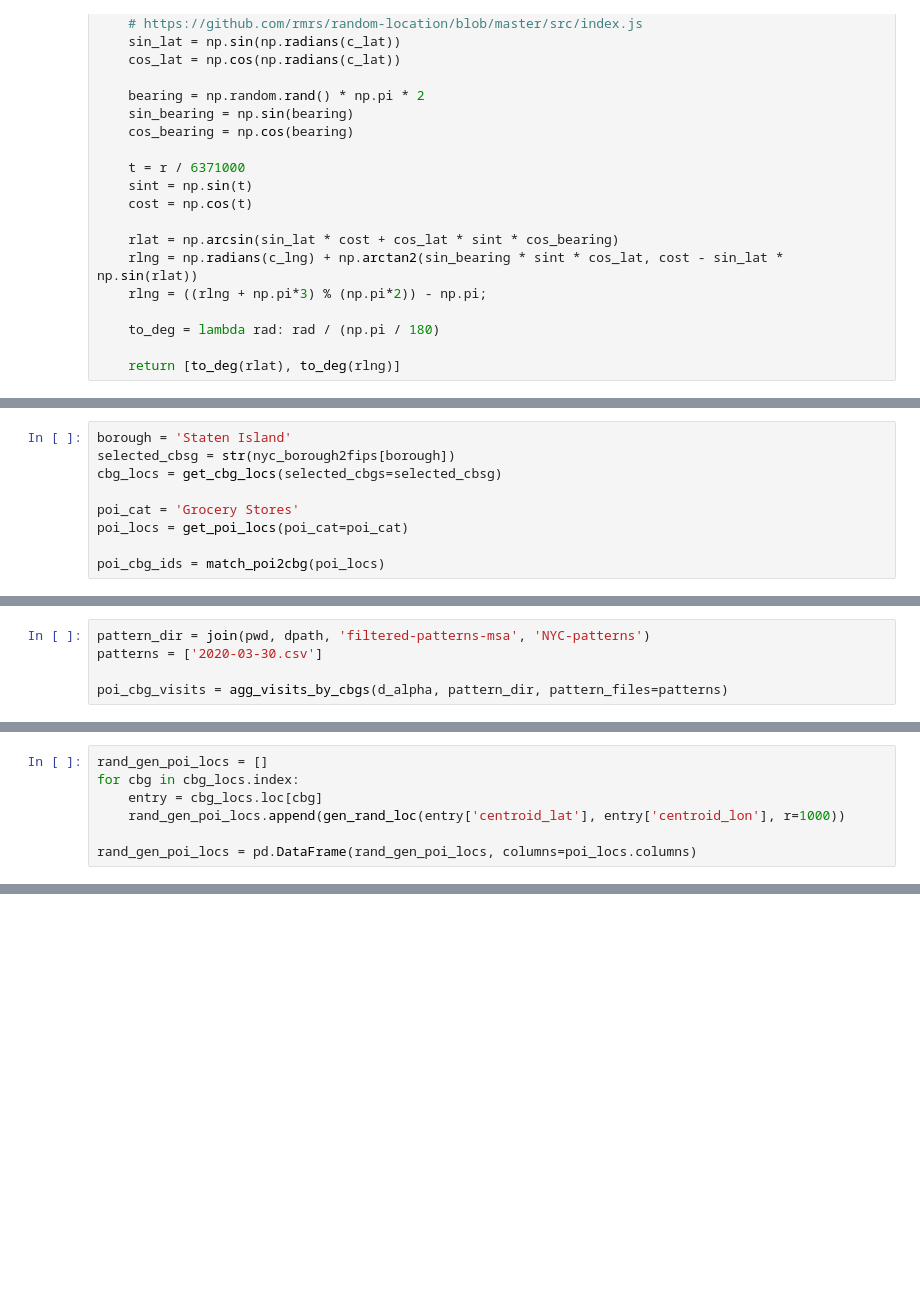
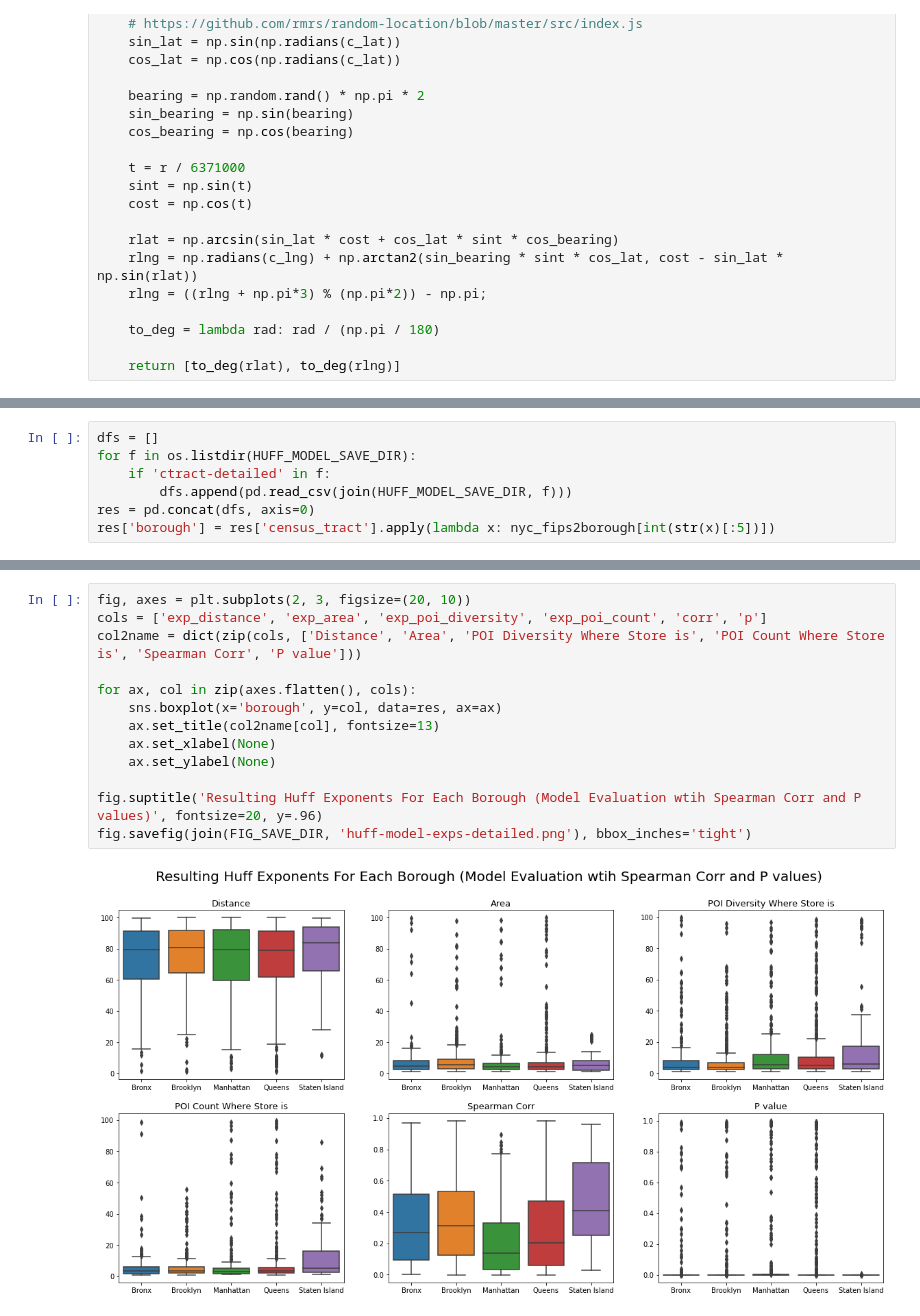
Before and after one commit to hasanalpboz/safegraph-covid19-mobility, a Jupyter notebook: scripts/notebooks/huff-model.ipynb, the cells around one changed output, grey strips where cells are left out. Saved outputs shown, nothing was run; the diff lists cells and outputs as text; blank space fills up the shorter version.

Commit message:
huff model with full features - pso

```diff
--- a/scripts/notebooks/huff-model.ipynb
+++ b/scripts/notebooks/huff-model.ipynb
@@ -160,9 +180,0 @@ def comp_dist_matrix(cbg_locs, poi_locs, alphas=None):
-# %%
-borough = 'Staten Island'
-selected_cbsg = str(nyc_borough2fips[borough])
-cbg_locs = get_cbg_locs(selected_cbgs=selected_cbsg)
-
-poi_cat = 'Grocery Stores'
-poi_locs = get_poi_locs(poi_cat=poi_cat)
-
-poi_cbg_ids = match_poi2cbg(poi_locs)
@@ -171,5 +180,0 @@ d_alpha = comp_dist_matrix(cbg_locs, poi_locs)
-# %%
-pattern_dir = join(pwd, dpath, 'filtered-patterns-msa', 'NYC-patterns')
-patterns = ['2020-03-30.csv']
-
-poi_cbg_visits = agg_visits_by_cbgs(d_alpha, pattern_dir, pattern_files=patterns)
@@ -178,7 +180,0 @@ alpha_params = ols_alpha(poi_cbg_visits, d_alpha.index, d_alpha)
-# %%
-rand_gen_poi_locs = []
-for cbg in cbg_locs.index:
-    entry = cbg_locs.loc[cbg]
-    rand_gen_poi_locs.append(gen_rand_loc(entry['centroid_lat'], entry['centroid_lon'], r=1000))
-
-rand_gen_poi_locs = pd.DataFrame(rand_gen_poi_locs, columns=poi_locs.columns)
@@ -196,0 +350,7 @@ sim_diff = sim_visits2pois.loc[actual_visits2pois.index] - actual_visits2pois
+# %%
+dfs = []
+for f in os.listdir(HUFF_MODEL_SAVE_DIR):
+    if 'ctract-detailed' in f:
+        dfs.append(pd.read_csv(join(HUFF_MODEL_SAVE_DIR, f)))
+res = pd.concat(dfs, axis=0)
+res['borough'] = res['census_tract'].apply(lambda x: nyc_fips2borough[int(str(x)[:5])])
@@ -196,0 +366,15 @@ sim_diff = sim_visits2pois.loc[actual_visits2pois.index] - actual_visits2pois
+# %%
+fig, axes = plt.subplots(2, 3, figsize=(20, 10))
+cols = ['exp_distance', 'exp_area', 'exp_poi_diversity', 'exp_poi_count', 'corr', 'p']
+col2name = dict(zip(cols, ['Distance', 'Area', 'POI Diversity Where Store is', 'POI Count Where Store is', 'Spearman Corr', 'P value']))
+
+for ax, col in zip(axes.flatten(), cols):
+    sns.boxplot(x='borough', y=col, data=res, ax=ax)
+    ax.set_title(col2name[col], fontsize=13)
+    ax.set_xlabel(None)
+    ax.set_ylabel(None)
+
+fig.suptitle('Resulting Huff Exponents For Each Borough (Model Evaluation wtih Spearman Corr and P values)', fontsize=20, y=.96)
+fig.savefig(join(FIG_SAVE_DIR, 'huff-model-exps-detailed.png'), bbox_inches='tight')
+# %% [output]
+[figure, added]
```
Also changed, not shown: parts of 27 cells of this notebook, 44 other files.
